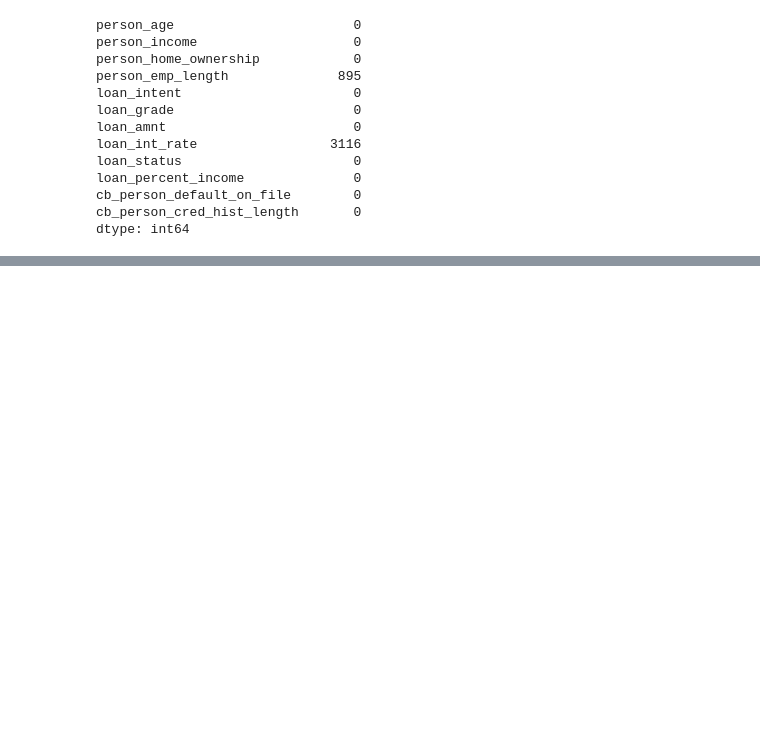
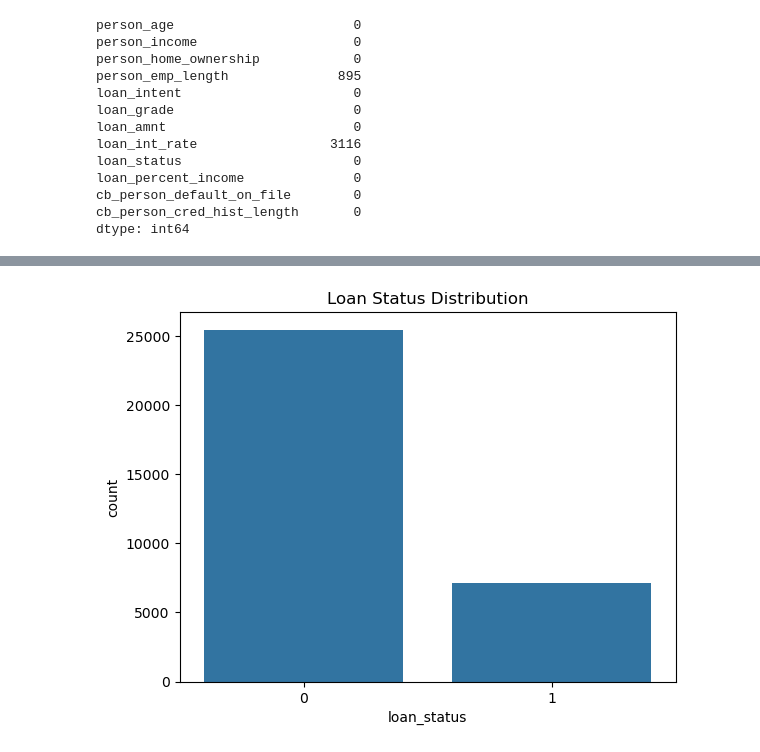
Before and after one commit to Prashanthsyntax/LoomX, a Jupyter notebook: AI/credit_scoring_model.ipynb, the cells around one changed output, grey strips where cells are left out. Saved outputs shown, nothing was run; the diff lists cells and outputs as text; code cells hidden in the pictures; blank space fills up the shorter version.

```diff
--- a/AI/credit_scoring_model.ipynb
+++ b/AI/credit_scoring_model.ipynb
@@ -82,0 +84,4 @@ Name: proportion, dtype: float64
+# %%
+# Fill missing values with median
+df['person_emp_length'].fillna(df['person_emp_length'].median(), inplace=True)
+df['loan_int_rate'].fillna(df['loan_int_rate'].median(), inplace=True)
@@ -82,0 +117,6 @@ Name: proportion, dtype: float64
+# %%
+sns.countplot(x="loan_status", data=df)
+plt.title("Loan Status Distribution")
+plt.show()
+# %% [output]
+[figure, added]
```
Also changed, not shown: parts of 35 cells of this notebook.
